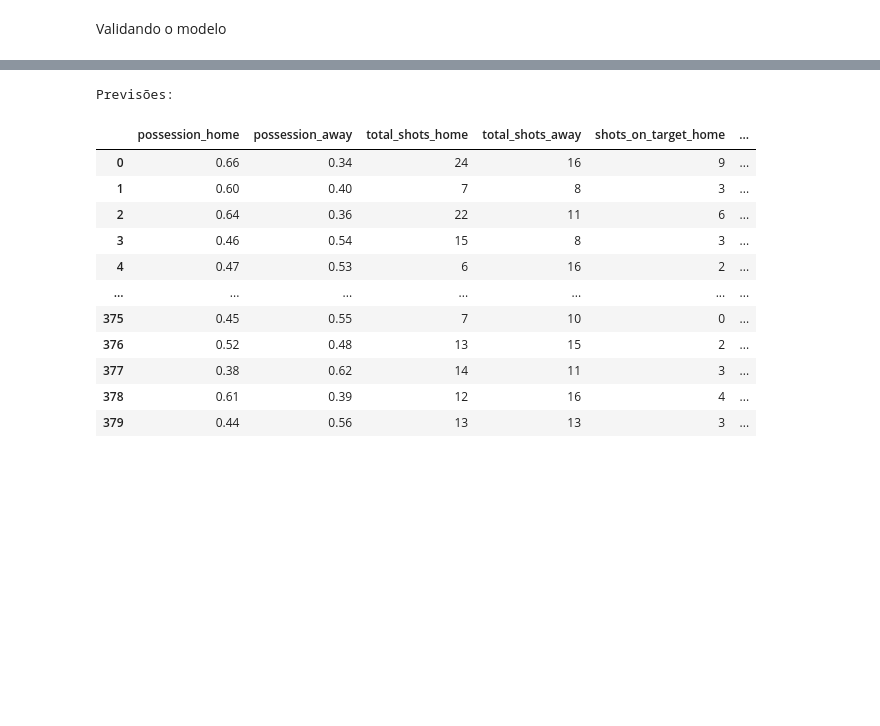
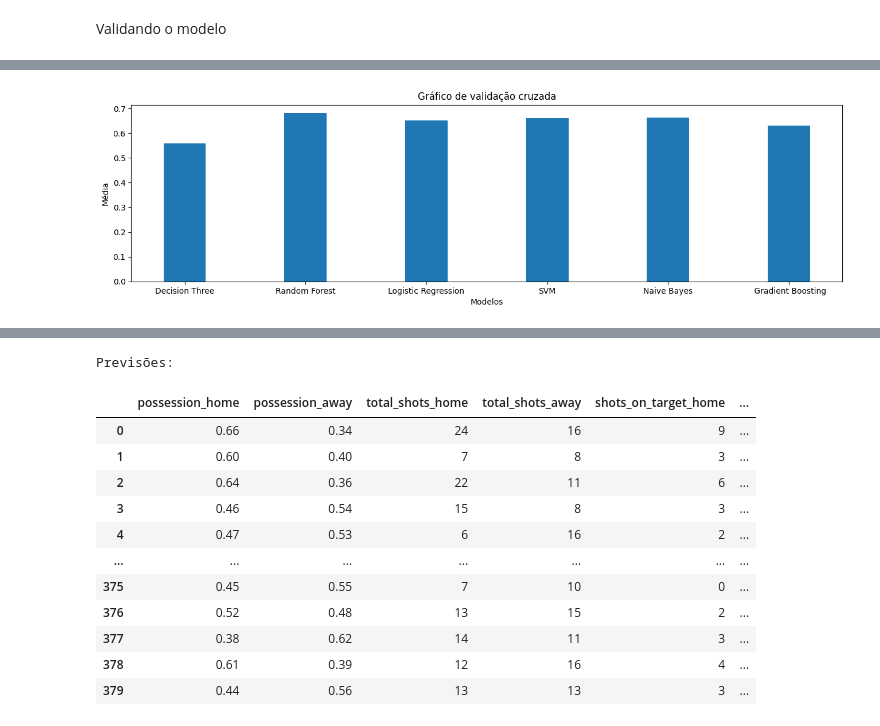
Before and after one commit to Dan-Miranda/predict-goals, a Jupyter notebook: predicao-gols.ipynb, the cells around one changed output, grey strips where cells are left out. Cells and saved outputs as stored; diff of their text form; code cells hidden in the pictures; blank space fills up the shorter version.

```diff
--- a/predicao-gols.ipynb
+++ b/predicao-gols.ipynb
@@ -223,0 +209,81 @@ Desvio padrão da validação cruzada: 0.07394886348889503
+# %%
+from sklearn.model_selection import cross_val_score
+
+# Aplicando validação cruzada Decision Tree
+scores_dt = cross_val_score(model, X_train, y_train, cv=5)
+print("DecisionTree")
+print("Acurácia média da validação cruzada :", scores_dt.mean())
+print("Desvio padrão da validação cruzada:", scores_dt.std())
+
+#####################
+
+# Aplicando validação cruzada Random Forest
+scores_rf = cross_val_score(model_rf, X_train, y_train, cv=5)
+print("RandomForest")
+print("Acurácia média da validação cruzada :", scores_rf.mean())
+print("Desvio padrão da validação cruzada:", scores_rf.std())
+
+#####################
+
+# Aplicando validação cruzada Logistic Regression
+scores_lr = cross_val_score(model_lr, X_train, y_train, cv=5)
+print("LogisticRegression")
+print("Acurácia média da validação cruzada:", scores_lr.mean())
+print("Desvio padrão da validação cruzada:", scores_lr.std())
+
+#####################
+
+# Aplicando validação cruzada SVM
+scores_svm = cross_val_score(model_svm, X_train, y_train, cv=5)
+print("SVM")
+print("Acurácia média da validação cruzada:", scores_svm.mean())
+print("Desvio padrão da validação cruzada:", scores_svm.std())
+
+#####################
+
+# Aplicando validação cruzada Naive Bayes
+scores_nb = cross_val_score(model_nb, X_train, y_train, cv=5)
+print("NaiveBayes")
+print("Acurácia média da validação cruzada:", scores_nb.mean())
+print("Desvio padrão da validação cruzada:", scores_nb.std())
+
+#####################
+
+# Aplicando validação cruzada Naive Bayes
+scores_gb = cross_val_score(model_gb, X_train, y_train, cv=5)
+print("GradientBoosting")
+print("Acurácia média da validação cruzada:", scores_gb.mean())
+print("Desvio padrão da validação cruzada:", scores_gb.std())
+
+# Gerando gráfico da validação cruzada
+# import matplotlib.pyplot as plt
+models = ['Decision Three', 'Random Forest', 'Logistic Regression', 'SVM', 'Naive Bayes', ' Gradient Boosting']
+means = [scores_dt.mean(), scores_rf.mean(), scores_lr.mean(), scores_svm.mean(), scores_nb.mean(), scores_gb.mean()]
+
+
+plt.figure(figsize=(16, 4))
+
+width_bar = 0.35  # Largura das barras
+
+# Posições das barras no eixo x
+mean_bar_position = np.arange(len(models))
+std_bar_position = mean_bar_position + width_bar
+
+plt.bar(models, means, width_bar)
+
+plt.xlabel('Modelos')
+plt.ylabel('Média')
+plt.title('Gráfico de validação cruzada')
+
+plt.show()
+
+stds = [scores_dt.std(), scores_rf.std(), scores_lr.std(), scores_svm.std(), scores_nb.std(), scores_gb.std()]
+
+plt.figure(figsize=(16, 4))
+plt.bar(models, stds, width_bar)
+plt.xlabel('Modelos')
+plt.ylabel('Desvio padrão')
+plt.title('Gráfico de validação cruzada')
+
+plt.show()
+# %% [output]
@@ -223,0 +308 @@ Desvio padrão da validação cruzada: 0.07394886348889503
+[figure, added]
```
Also changed, not shown: parts of 9 cells of this notebook.
